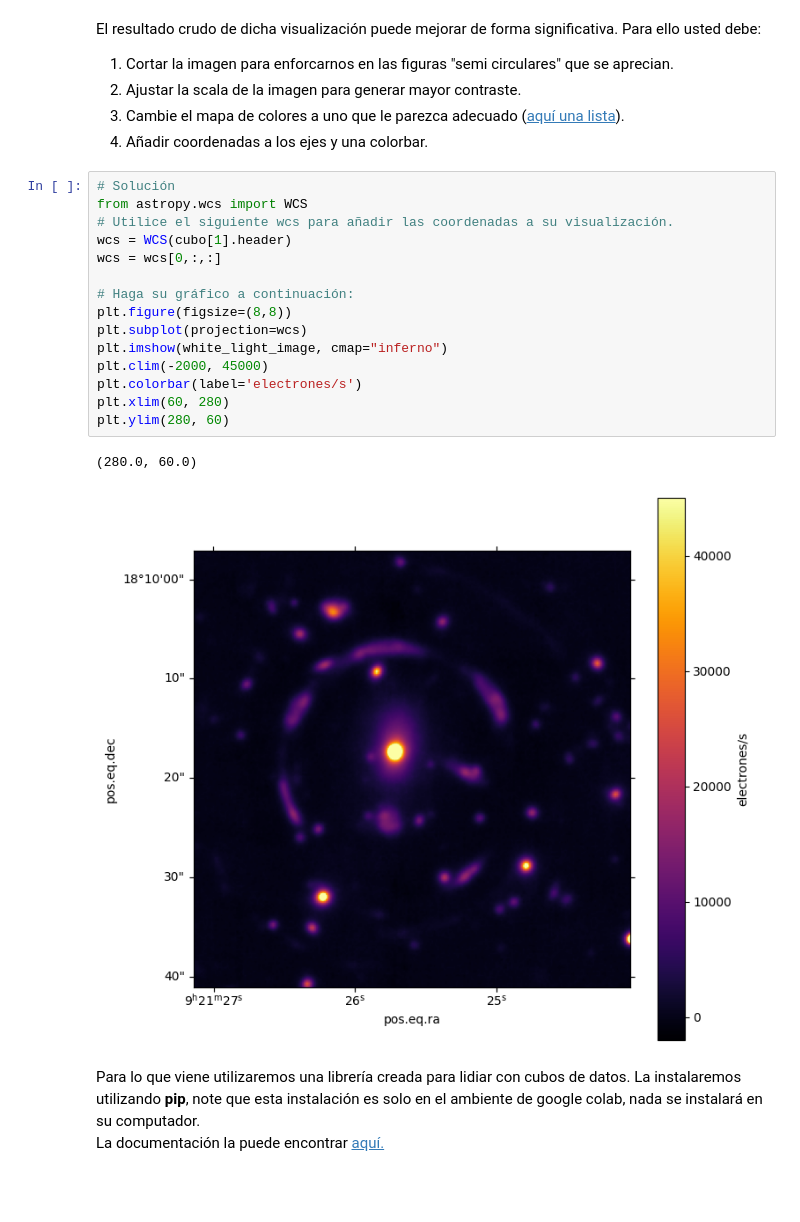
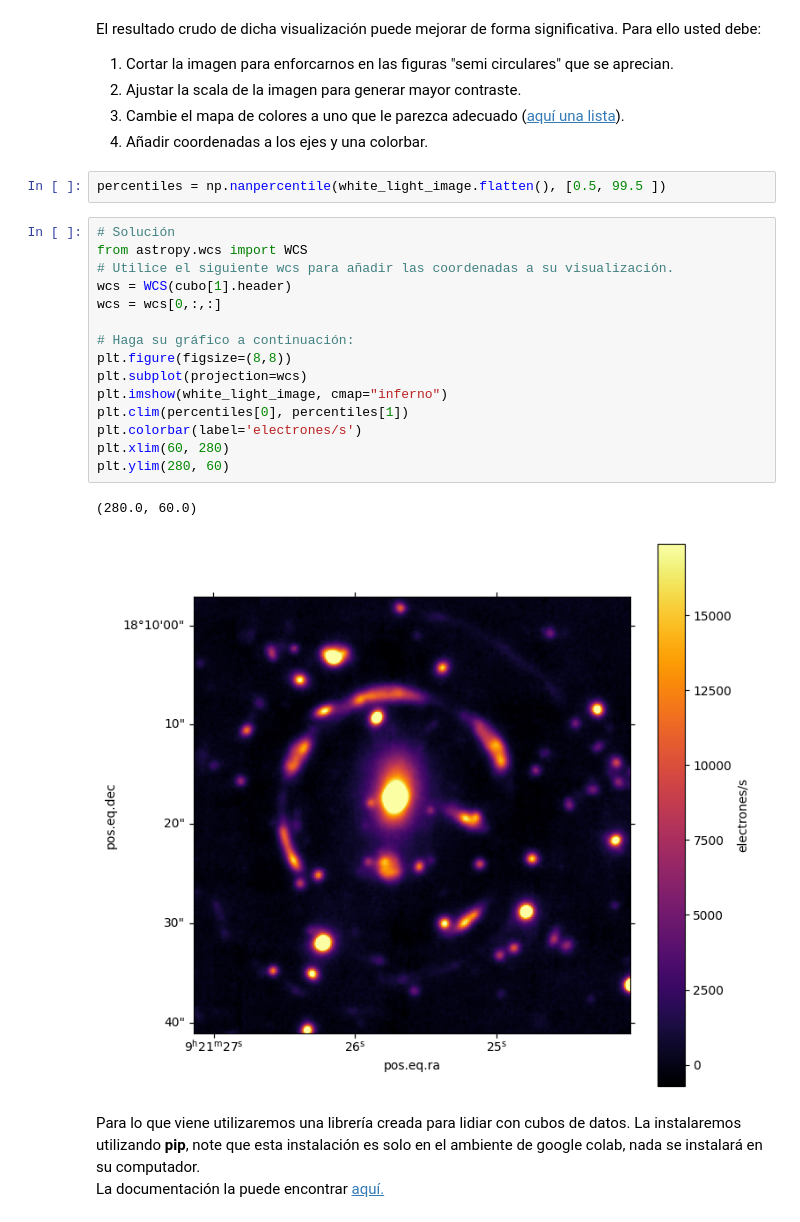
Before and after one commit to bsttiv/Tarea-4, a Jupyter notebook: Tarea4_Desarrollo.ipynb, the cells around one changed output. Saved outputs shown, nothing was run; the diff lists cells and outputs as text; blank space fills up the shorter version.

```diff
--- a/Tarea4_Desarrollo.ipynb
+++ b/Tarea4_Desarrollo.ipynb
@@ -159,24 +159,26 @@ Para ello usted debe:
 2. Ajustar la scala de la imagen para generar mayor contraste.
 3. Cambie el mapa de colores a uno que le parezca adecuado ([aquí una lista](https://matplotlib.org/stable/users/explain/colors/colormaps.html)).
 4. Añadir coordenadas a los ejes y una colorbar.
+# %%
+percentiles = np.nanpercentile(white_light_image.flatten(), [0.5, 99.5 ])
 # %%
 # Solución
 from astropy.wcs import WCS
 # Utilice el siguiente wcs para añadir las coordenadas a su visualización.
 wcs = WCS(cubo[1].header)
 wcs = wcs[0,:,:]
 
 # Haga su gráfico a continuación:
 plt.figure(figsize=(8,8))
 plt.subplot(projection=wcs)
 plt.imshow(white_light_image, cmap="inferno")
-plt.clim(-2000, 45000)
+plt.clim(percentiles[0], percentiles[1])
 plt.colorbar(label='electrones/s')
 plt.xlim(60, 280)
 plt.ylim(280, 60)
 # %% [output]
 (280.0, 60.0)
-[figure, old version]
+[figure, new version]
 # %% [markdown]
 Para lo que viene utilizaremos una librería creada para lidiar con cubos de datos.
 La instalaremos utilizando **pip**, note que esta instalación es solo en el ambiente de google colab, nada se instalará en su computador.
```
Also changed, not shown: parts of 6 cells of this notebook.
